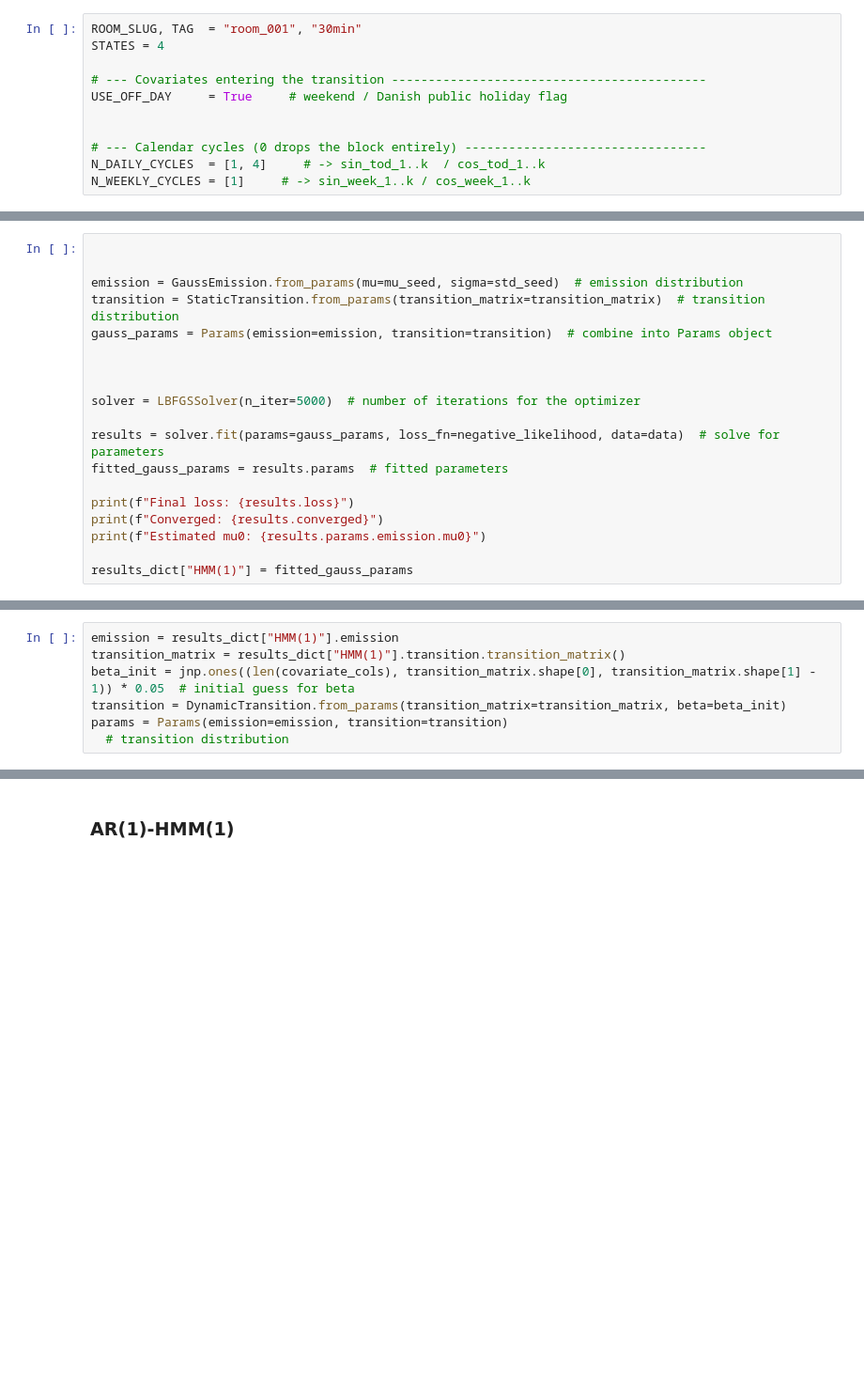
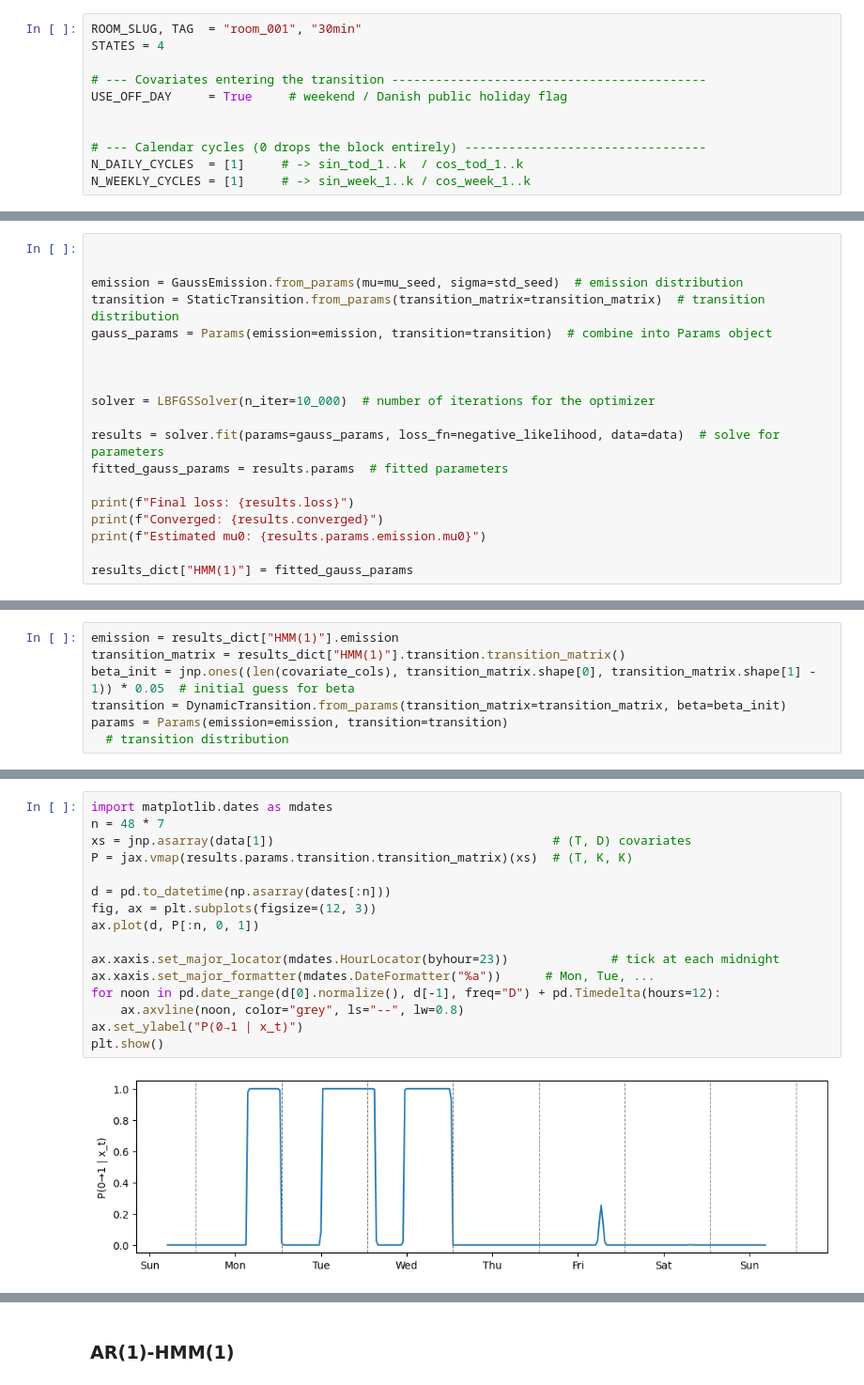
Before and after one commit to Maccen26/hmm-modelling, a Jupyter notebook: week_6_fit_states.ipynb, the cells around one changed output, grey strips where cells are left out. Shown at 94% size. Saved outputs shown, nothing was run; the diff lists cells and outputs as text; blank space fills up the shorter version.

```diff
--- a/week_6_fit_states.ipynb
+++ b/week_6_fit_states.ipynb
@@ -37,7 +37,7 @@ USE_OFF_DAY     = True     # weekend / Danish public holiday flag
 
 
 # --- Calendar cycles (0 drops the block entirely) ---------------------------------
-N_DAILY_CYCLES  = [1, 4]     # -> sin_tod_1..k  / cos_tod_1..k
+N_DAILY_CYCLES  = [1]     # -> sin_tod_1..k  / cos_tod_1..k
 N_WEEKLY_CYCLES = [1]     # -> sin_week_1..k / cos_week_1..k
 # %%
 
@@ -248,7 +281,7 @@ gauss_params = Params(emission=emission, transition=transition)  # combine into
 
 
 
-solver = LBFGSSolver(n_iter=5000)  # number of iterations for the optimizer
+solver = LBFGSSolver(n_iter=10_000)  # number of iterations for the optimizer
 
 results = solver.fit(params=gauss_params, loss_fn=negative_likelihood, data=data)  # solve for parameters
 fitted_gauss_params = results.params  # fitted parameters
@@ -347,0 +502,18 @@ Converged: False
+# %%
+import matplotlib.dates as mdates
+n = 48 * 7
+xs = jnp.asarray(data[1])                                      # (T, D) covariates
+P = jax.vmap(results.params.transition.transition_matrix)(xs)  # (T, K, K)
+
+d = pd.to_datetime(np.asarray(dates[:n]))
+fig, ax = plt.subplots(figsize=(12, 3))
+ax.plot(d, P[:n, 0, 1])
+
+ax.xaxis.set_major_locator(mdates.HourLocator(byhour=23))              # tick at each midnight
+ax.xaxis.set_major_formatter(mdates.DateFormatter("%a"))      # Mon, Tue, ...
+for noon in pd.date_range(d[0].normalize(), d[-1], freq="D") + pd.Timedelta(hours=12):
+    ax.axvline(noon, color="grey", ls="--", lw=0.8)
+ax.set_ylabel("P(0→1 | x_t)")
+plt.show()
+# %% [output]
+[figure, added]
```
Also changed, not shown: parts of 14 cells of this notebook, 1 other file.
